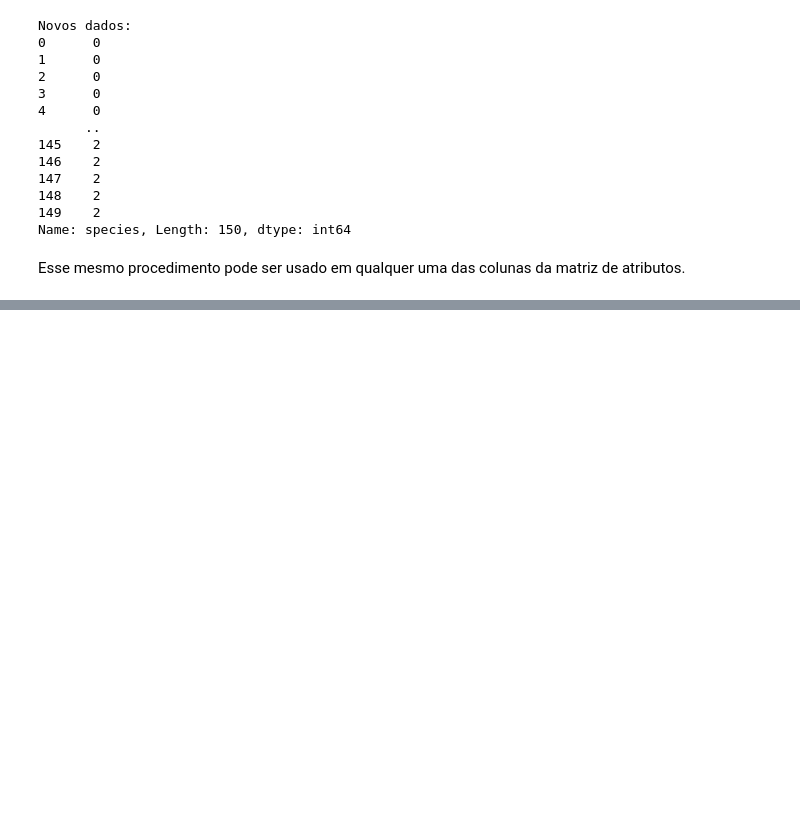
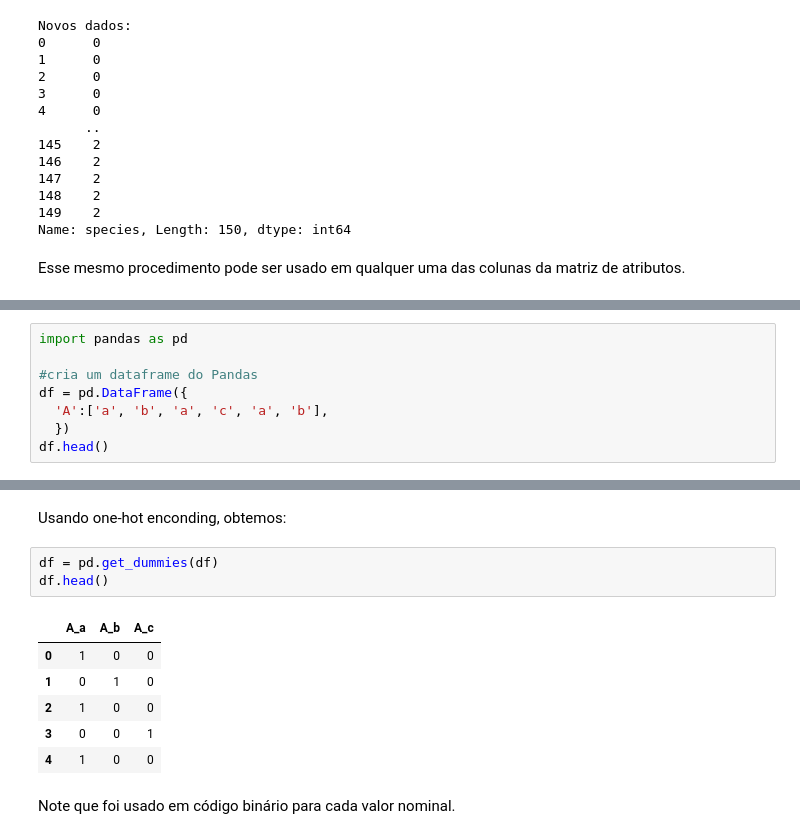
Before and after one commit to joaoholandaa/ciencia-de-dados, a Jupyter notebook: aula1-preparacao-transformacao.ipynb, the cells around one changed output, grey strips where cells are left out. Cells and saved outputs as stored; diff of their text form; blank space fills up the shorter version.

```diff
--- a/aula1-preparacao-transformacao.ipynb
+++ b/aula1-preparacao-transformacao.ipynb
@@ -497,0 +501,8 @@ Esse mesmo procedimento pode ser usado em qualquer uma das colunas da matriz de
+# %%
+import pandas as pd
+
+#cria um dataframe do Pandas
+df = pd.DataFrame({
+  'A':['a', 'b', 'a', 'c', 'a', 'b'],
+  })
+df.head()
@@ -497,0 +516,14 @@ Esse mesmo procedimento pode ser usado em qualquer uma das colunas da matriz de
+# %% [markdown]
+Usando one-hot enconding, obtemos:
+# %%
+df = pd.get_dummies(df)
+df.head()
+# %% [output]
+|  | A_a | A_b | A_c |
+| 0 | 1 | 0 | 0 |
+| 1 | 0 | 1 | 0 |
+| 2 | 1 | 0 | 0 |
+| 3 | 0 | 0 | 1 |
+| 4 | 1 | 0 | 0 |
+# %% [markdown]
+Note que foi usado em código binário para cada valor nominal.
```
Also changed, not shown: parts of 2 cells of this notebook.
